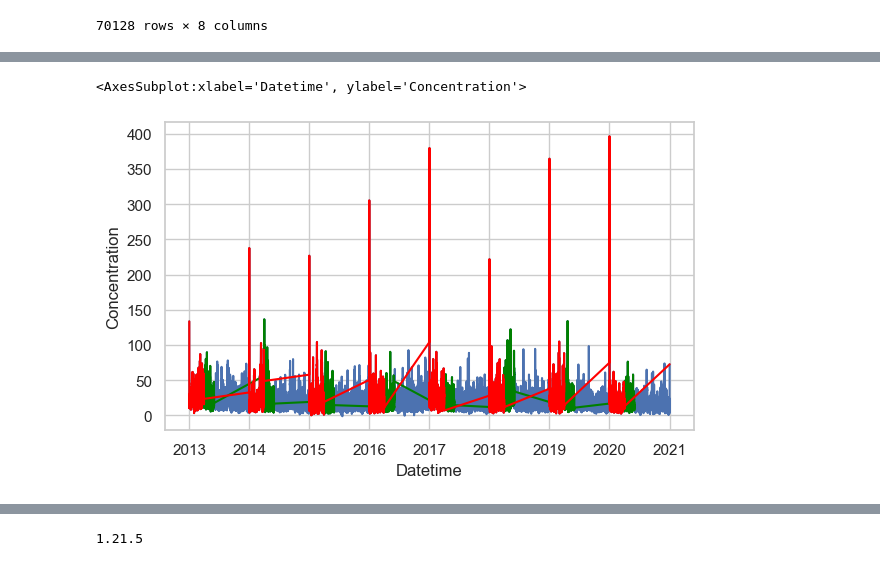
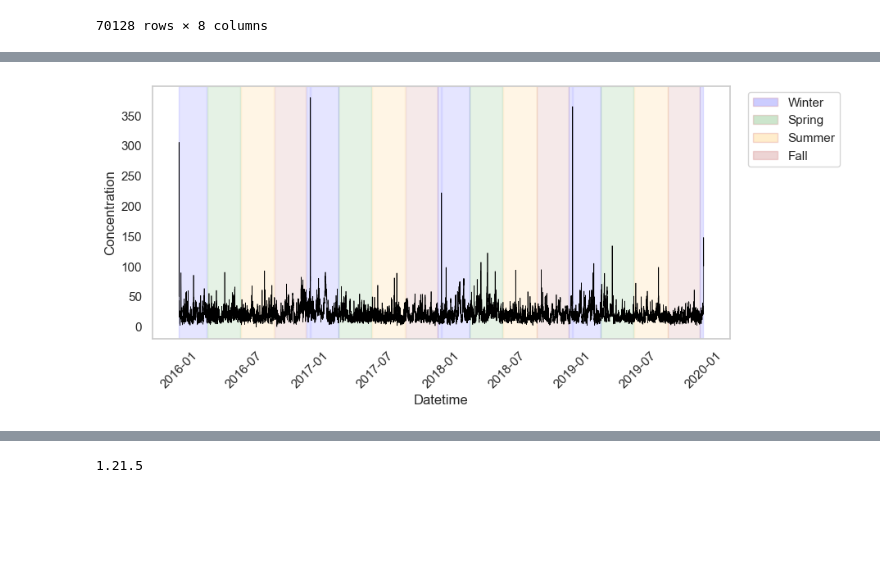
Before and after one commit to mplanasgit/Ironhack-Final-Project, a Jupyter notebook: src/EDA.ipynb, the cells around one changed output, grey strips where cells are left out. Drawn from its saved outputs; the diff is of its cells as text; code cells hidden in the pictures; blank space fills up the shorter version.

Commit message:
visualization

```diff
--- a/src/EDA.ipynb
+++ b/src/EDA.ipynb
@@ -24,8 +24,9 @@ import datetime
 %matplotlib inline
 %config Inlinebackend.figure_format = 'retina'
 sns.set_context('poster')
-sns.set(rc={'figure.figsize': (16., 9.)})
-sns.set_style('whitegrid')
+sns.set(rc={'figure.figsize': (10, 5)})
+# sns.set_style('whitegrid')
+sns.set_style("whitegrid", {'axes.grid' : False})
 
 import warnings
 warnings.filterwarnings("ignore")
@@ -849,17 +855,34 @@ test2
 # %%
-fig = plt.figure(figsize=(15,4))
+fig = plt.figure(figsize=(20,4))
 ax1=plt.subplot(121)
 
-sns.lineplot(x="Datetime", y="Concentration", data=test, ax=ax1) # plot normal time series plot
+sns.lineplot(x="Datetime", y="Concentration", data=test[(test['Year'] >= 2016) & (test['Year'] < 2020)], ax=ax1 ,color='black', linewidth = 0.5) # plot normal time series plot
 
 # plot subset on top of the normal time series
-sns.lineplot(x="Datetime", y="Concentration",
-    data=test[(test['Month'] > 3) & (test['Month'] < 6)],
-    color='green', ax=ax1)
+# sns.lineplot(x="Datetime", y="Concentration",
+#     data=test[(test['Month'] > 3) & (test['Month'] < 6)],
+#     color='green', ax=ax1)
 
-sns.lineplot(x="Datetime", y="Concentration",
-    data=test[(test['Month'] >= 1) & (test['Month'] <= 3)],
-    color='red', ax=ax1)
+# sns.lineplot(x="Datetime", y="Concentration",
+#     data=test[(test['Month'] >= 1) & (test['Month'] <= 3)],
+#     color='red', ax=ax1)
+for i in range(2016,2020):
+    ax1.axvspan(f'{i}-03-20',f'{i}-06-20', color="green", alpha=0.1)
+    ax1.axvspan(f'{i}-06-21',f'{i}-09-22', color="orange", alpha=0.1)
+    ax1.axvspan(f'{i}-09-23',f'{i}-12-20', color="brown", alpha=0.1)
+    ax1.axvspan(f'{i}-12-21',f'{i}-12-31', color="blue", alpha=0.1)
+    ax1.axvspan(f'{i}-01-01',f'{i}-03-19', color="blue", alpha=0.1)
+plt.xticks(rotation=45)
+
+# from matplotlib.lines import Line2D
+from matplotlib.patches import Patch
+legend_elements = [Patch(facecolor='blue', edgecolor='r', alpha = 0.2, label='Winter'),
+                    Patch(facecolor='green', edgecolor='r', alpha = 0.2, label='Spring'),
+                    Patch(facecolor='orange', edgecolor='r', alpha = 0.2, label='Summer'),
+                   Patch(facecolor='brown', edgecolor='r', alpha = 0.2, label='Fall')]
+
+ax1.legend(handles=legend_elements, bbox_to_anchor=(1.02, 1))
+
+plt.show()
 # %% [output]
-<AxesSubplot:xlabel='Datetime', ylabel='Concentration'>
-[figure, old version]
+[figure, new version]
```
Also changed, not shown: parts of 4 cells of this notebook, 1 other file.
